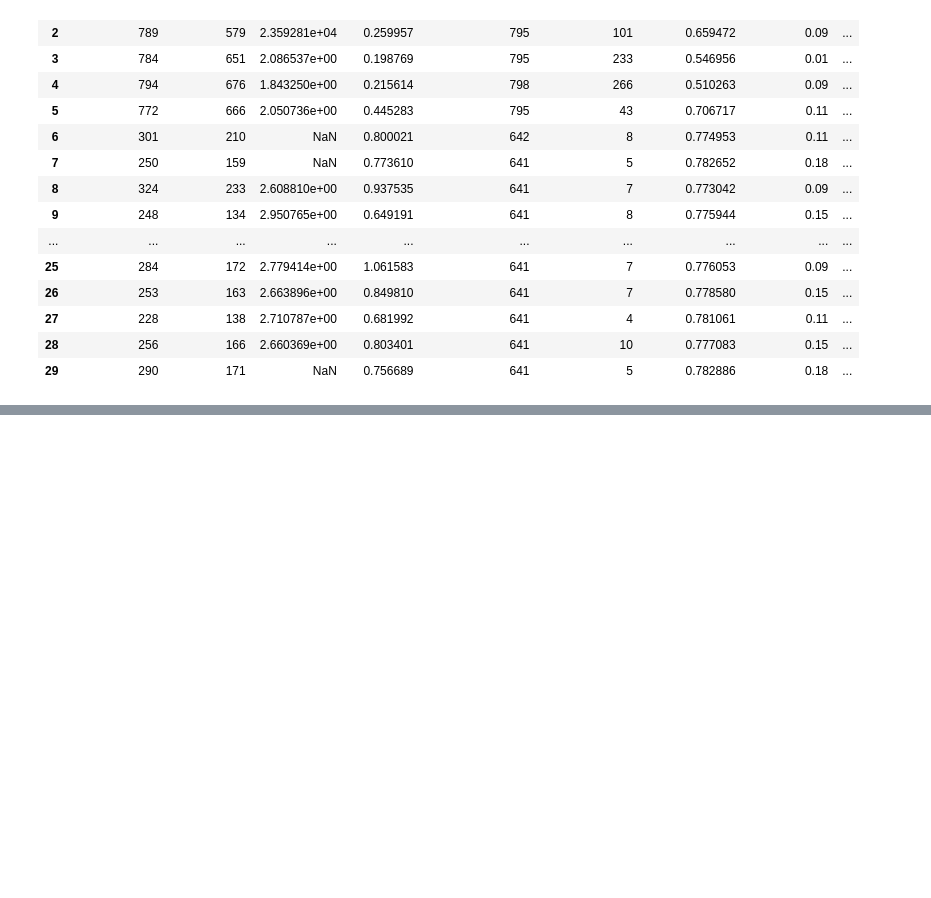
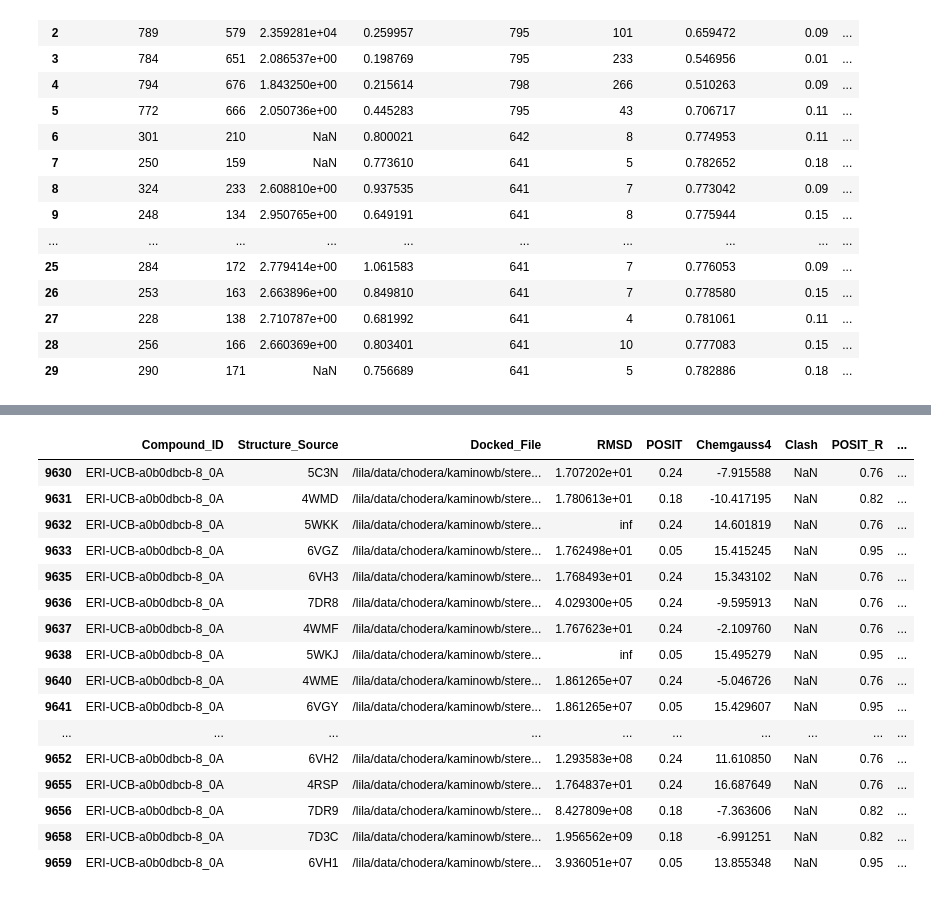
Before and after one commit to asapdiscovery/asapdiscovery, a Jupyter notebook: notebook/test-dashboard-creation.ipynb, the cells around one changed output, grey strips where cells are left out. Drawn from its saved outputs; the diff is of its cells as text; code cells hidden in the pictures; blank space fills up the shorter version.

```diff
--- a/notebook/test-dashboard-creation.ipynb
+++ b/notebook/test-dashboard-creation.ipynb
@@ -38,0 +68,22 @@ px.bar(
+# %%
+alldf = pd.read_csv("/Volumes/Rohirrim/local_test/mers_hallucination_hybrid/posit_hybrid_no_relax/all_results_cleaned.csv")
+# %%
+alldf[alldf.RMSD > 10]
+# %% [output]
+|  | Compound_ID | Structure_Source | Docked_File | RMSD | POSIT | Chemgauss4 | Clash | POSIT_R | ... |
+| 9630 | ERI-UCB-a0b0dbcb-8_0A | 5C3N | /lila/data/chodera/kaminowb/stere... | 1.707202e+01 | 0.24 | -7.915588 | NaN | 0.76 | ... |
+| 9631 | ERI-UCB-a0b0dbcb-8_0A | 4WMD | /lila/data/chodera/kaminowb/stere... | 1.780613e+01 | 0.18 | -10.417195 | NaN | 0.82 | ... |
+| 9632 | ERI-UCB-a0b0dbcb-8_0A | 5WKK | /lila/data/chodera/kaminowb/stere... | inf | 0.24 | 14.601819 | NaN | 0.76 | ... |
+| 9633 | ERI-UCB-a0b0dbcb-8_0A | 6VGZ | /lila/data/chodera/kaminowb/stere... | 1.762498e+01 | 0.05 | 15.415245 | NaN | 0.95 | ... |
+| 9635 | ERI-UCB-a0b0dbcb-8_0A | 6VH3 | /lila/data/chodera/kaminowb/stere... | 1.768493e+01 | 0.24 | 15.343102 | NaN | 0.76 | ... |
+| 9636 | ERI-UCB-a0b0dbcb-8_0A | 7DR8 | /lila/data/chodera/kaminowb/stere... | 4.029300e+05 | 0.24 | -9.595913 | NaN | 0.76 | ... |
+| 9637 | ERI-UCB-a0b0dbcb-8_0A | 4WMF | /lila/data/chodera/kaminowb/stere... | 1.767623e+01 | 0.24 | -2.109760 | NaN | 0.76 | ... |
+| 9638 | ERI-UCB-a0b0dbcb-8_0A | 5WKJ | /lila/data/chodera/kaminowb/stere... | inf | 0.05 | 15.495279 | NaN | 0.95 | ... |
+| 9640 | ERI-UCB-a0b0dbcb-8_0A | 4WME | /lila/data/chodera/kaminowb/stere... | 1.861265e+07 | 0.24 | -5.046726 | NaN | 0.76 | ... |
+| 9641 | ERI-UCB-a0b0dbcb-8_0A | 6VGY | /lila/data/chodera/kaminowb/stere... | 1.861265e+07 | 0.05 | 15.429607 | NaN | 0.95 | ... |
+| ... | ... | ... | ... | ... | ... | ... | ... | ... | ... |
+| 9652 | ERI-UCB-a0b0dbcb-8_0A | 6VH2 | /lila/data/chodera/kaminowb/stere... | 1.293583e+08 | 0.24 | 11.610850 | NaN | 0.76 | ... |
+| 9655 | ERI-UCB-a0b0dbcb-8_0A | 4RSP | /lila/data/chodera/kaminowb/stere... | 1.764837e+01 | 0.24 | 16.687649 | NaN | 0.76 | ... |
+| 9656 | ERI-UCB-a0b0dbcb-8_0A | 7DR9 | /lila/data/chodera/kaminowb/stere... | 8.427809e+08 | 0.18 | -7.363606 | NaN | 0.82 | ... |
+| 9658 | ERI-UCB-a0b0dbcb-8_0A | 7D3C | /lila/data/chodera/kaminowb/stere... | 1.956562e+09 | 0.18 | -6.991251 | NaN | 0.82 | ... |
+| 9659 | ERI-UCB-a0b0dbcb-8_0A | 6VH1 | /lila/data/chodera/kaminowb/stere... | 3.936051e+07 | 0.05 | 13.855348 | NaN | 0.95 | ... |
```
Also changed, not shown: parts of 3 cells of this notebook, 1 other file.
